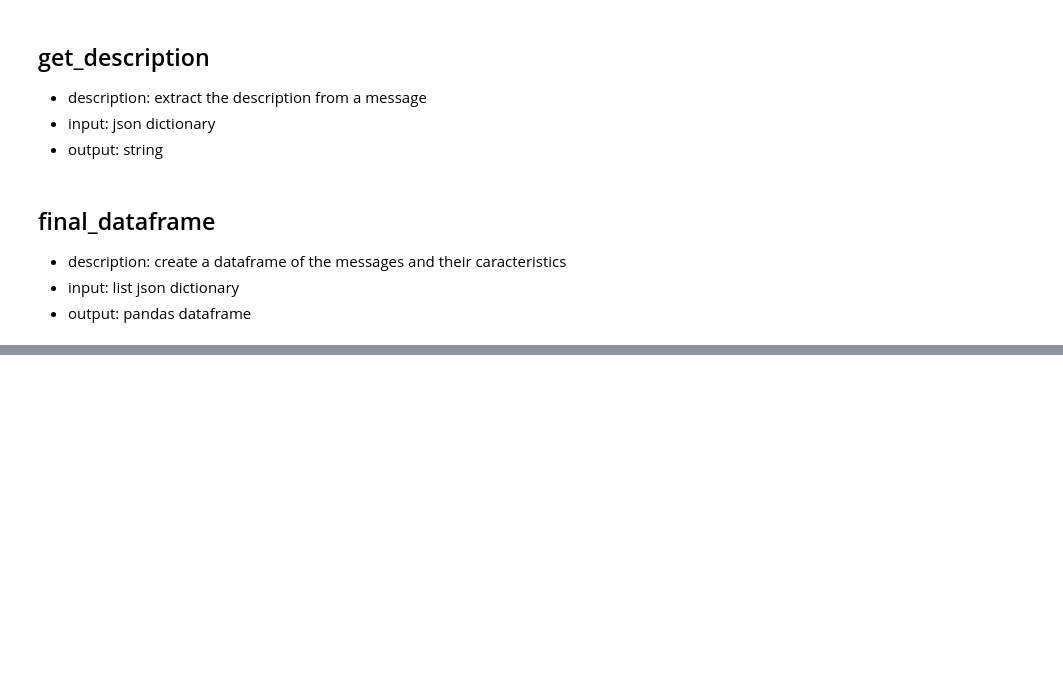
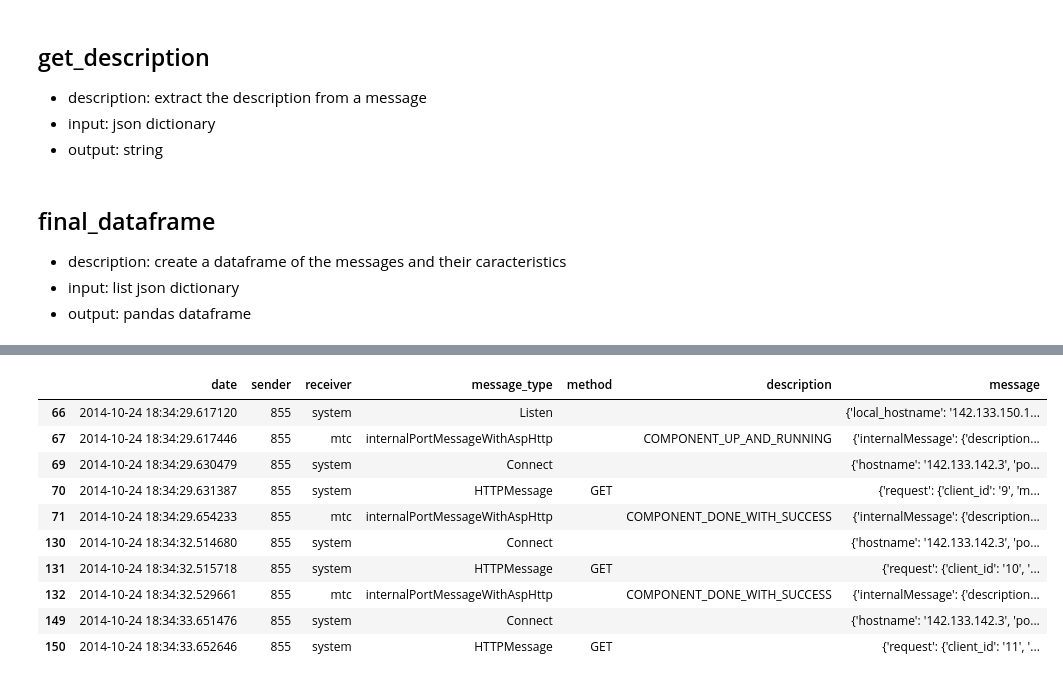
Before and after one commit to antofranrome/Agile-project-Log-analyser, a Jupyter notebook: Log_Parser/Data_Parser.ipynb, the cells around one changed output, grey strips where cells are left out. Saved outputs shown, nothing was run; the diff lists cells and outputs as text; code cells hidden in the pictures; blank space fills up the shorter version.

```diff
--- a/Log_Parser/Data_Parser.ipynb
+++ b/Log_Parser/Data_Parser.ipynb
@@ -344,0 +354,21 @@ final_df.head(60)
+# %%
+def dataframe_messages_by_sender(sender_list):
+    sender_df = pd.DataFrame()
+    for sender in sender_list:
+        sender_df  = pd.concat([sender_df, final_df[final_df.sender == sender]])
+    return sender_df
+
+sender_df = dataframe_messages_by_sender(['855', 'mtc'])
+sender_df.head(10)
+# %% [output]
+|  | date | sender | receiver | message_type | method | description | message |
+| 66 | 2014-10-24 18:34:29.617120 | 855 | system | Listen |  |  | {'local_hostname': '142.133.150.1... |
+| 67 | 2014-10-24 18:34:29.617446 | 855 | mtc | internalPortMessageWithAspHttp |  | COMPONENT_UP_AND_RUNNING | {'internalMessage': {'description... |
+| 69 | 2014-10-24 18:34:29.630479 | 855 | system | Connect |  |  | {'hostname': '142.133.142.3', 'po... |
+| 70 | 2014-10-24 18:34:29.631387 | 855 | system | HTTPMessage | GET |  | {'request': {'client_id': '9', 'm... |
+| 71 | 2014-10-24 18:34:29.654233 | 855 | mtc | internalPortMessageWithAspHttp |  | COMPONENT_DONE_WITH_SUCCESS | {'internalMessage': {'description... |
+| 130 | 2014-10-24 18:34:32.514680 | 855 | system | Connect |  |  | {'hostname': '142.133.142.3', 'po... |
+| 131 | 2014-10-24 18:34:32.515718 | 855 | system | HTTPMessage | GET |  | {'request': {'client_id': '10', '... |
+| 132 | 2014-10-24 18:34:32.529661 | 855 | mtc | internalPortMessageWithAspHttp |  | COMPONENT_DONE_WITH_SUCCESS | {'internalMessage': {'description... |
+| 149 | 2014-10-24 18:34:33.651476 | 855 | system | Connect |  |  | {'hostname': '142.133.142.3', 'po... |
+| 150 | 2014-10-24 18:34:33.652646 | 855 | system | HTTPMessage | GET |  | {'request': {'client_id': '11', '... |
```
Also changed, not shown: parts of 15 cells of this notebook, 2 other files.
